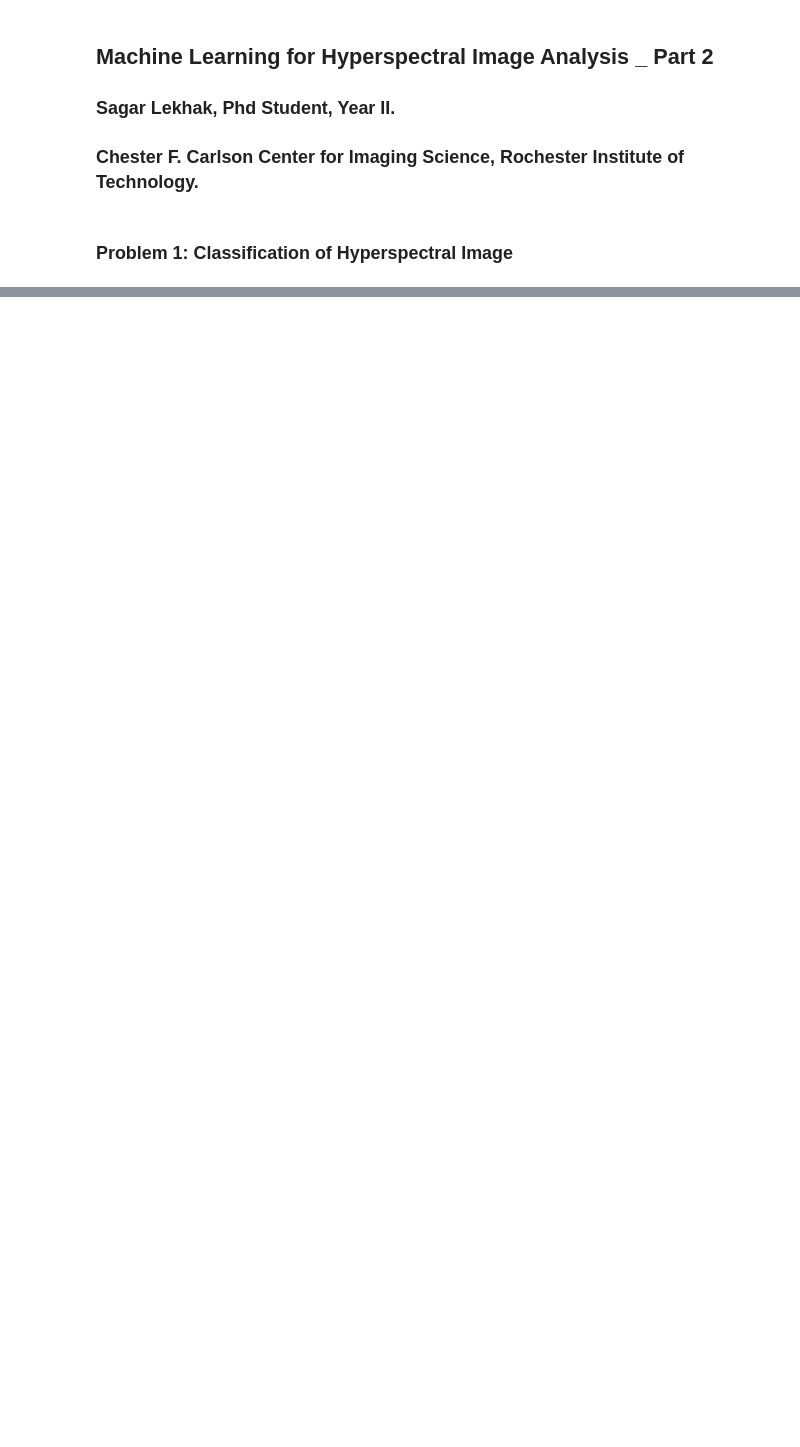
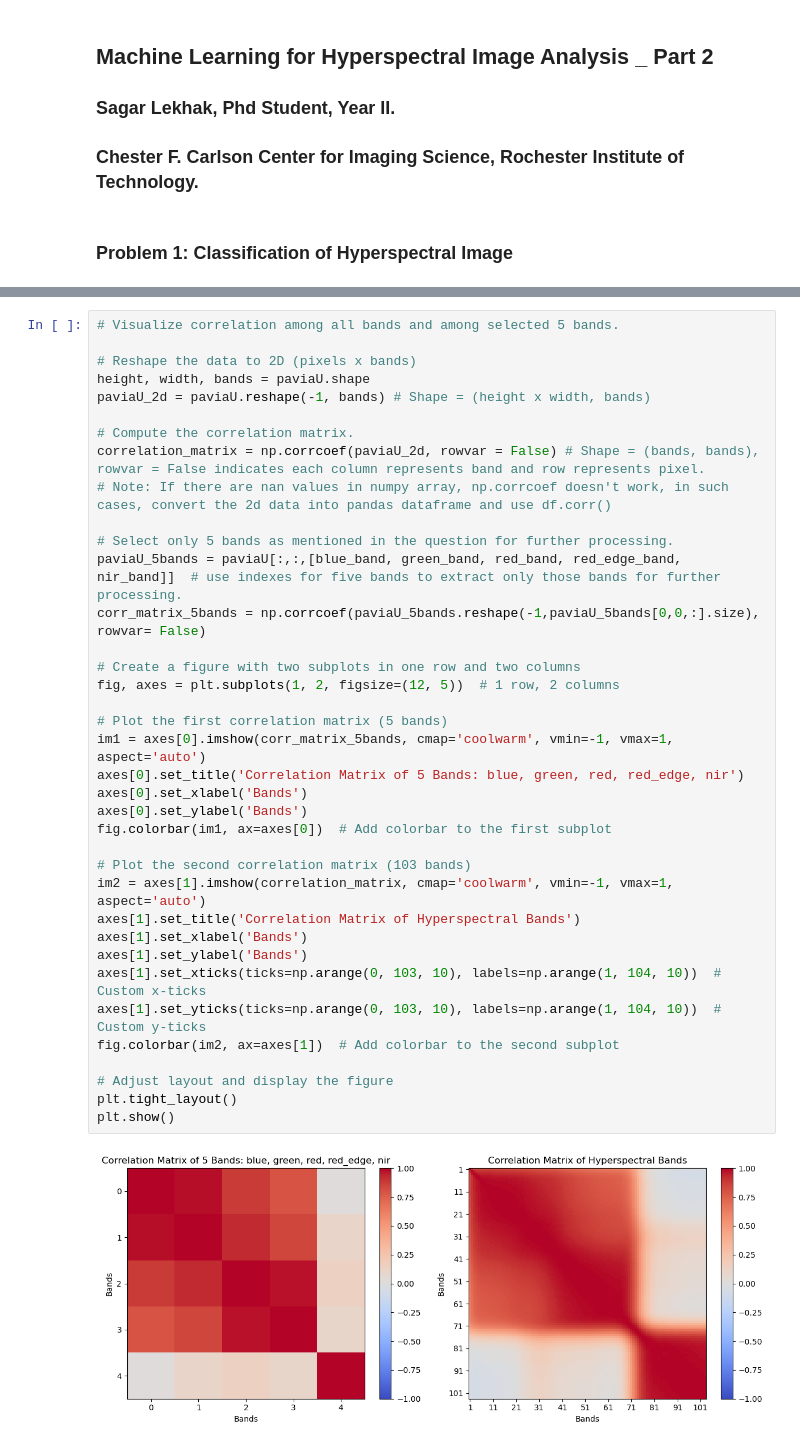
Before and after one commit to SagarLekhak/IMG_689_Graduate_Special_Topics, a Jupyter notebook: ml_2/hw_3.ipynb, the cells around one changed output, grey strips where cells are left out. Cells and saved outputs as stored; diff of their text form; blank space fills up the shorter version.

```diff
--- a/ml_2/hw_3.ipynb
+++ b/ml_2/hw_3.ipynb
@@ -470,0 +214,39 @@ plot_pca_components(paviaU_pca, n_components=10, title='PCA Components of PaviaU
+# %%
+# Visualize correlation among all bands and among selected 5 bands.
+
+# Reshape the data to 2D (pixels x bands)
+height, width, bands = paviaU.shape
+paviaU_2d = paviaU.reshape(-1, bands) # Shape = (height x width, bands)
+
+# Compute the correlation matrix.
+correlation_matrix = np.corrcoef(paviaU_2d, rowvar = False) # Shape = (bands, bands), rowvar = False indicates each column represents band and row represents pixel.
+# Note: If there are nan values in numpy array, np.corrcoef doesn't work, in such cases, convert the 2d data into pandas dataframe and use df.corr()
+
+# Select only 5 bands as mentioned in the question for further processing.
+paviaU_5bands = paviaU[:,:,[blue_band, green_band, red_band, red_edge_band, nir_band]]  # use indexes for five bands to extract only those bands for further processing.
+corr_matrix_5bands = np.corrcoef(paviaU_5bands.reshape(-1,paviaU_5bands[0,0,:].size), rowvar= False)
+
+# Create a figure with two subplots in one row and two columns
+fig, axes = plt.subplots(1, 2, figsize=(12, 5))  # 1 row, 2 columns
+
+# Plot the first correlation matrix (5 bands)
+im1 = axes[0].imshow(corr_matrix_5bands, cmap='coolwarm', vmin=-1, vmax=1, aspect='auto')
+axes[0].set_title('Correlation Matrix of 5 Bands: blue, green, red, red_edge, nir')
+axes[0].set_xlabel('Bands')
+axes[0].set_ylabel('Bands')
+fig.colorbar(im1, ax=axes[0])  # Add colorbar to the first subplot
+
+# Plot the second correlation matrix (103 bands)
+im2 = axes[1].imshow(correlation_matrix, cmap='coolwarm', vmin=-1, vmax=1, aspect='auto')
+axes[1].set_title('Correlation Matrix of Hyperspectral Bands')
+axes[1].set_xlabel('Bands')
+axes[1].set_ylabel('Bands')
+axes[1].set_xticks(ticks=np.arange(0, 103, 10), labels=np.arange(1, 104, 10))  # Custom x-ticks
+axes[1].set_yticks(ticks=np.arange(0, 103, 10), labels=np.arange(1, 104, 10))  # Custom y-ticks
+fig.colorbar(im2, ax=axes[1])  # Add colorbar to the second subplot
+
+# Adjust layout and display the figure
+plt.tight_layout()
+plt.show()
+# %% [output]
+[figure, added]
```
Also changed, not shown: parts of 43 cells of this notebook.
